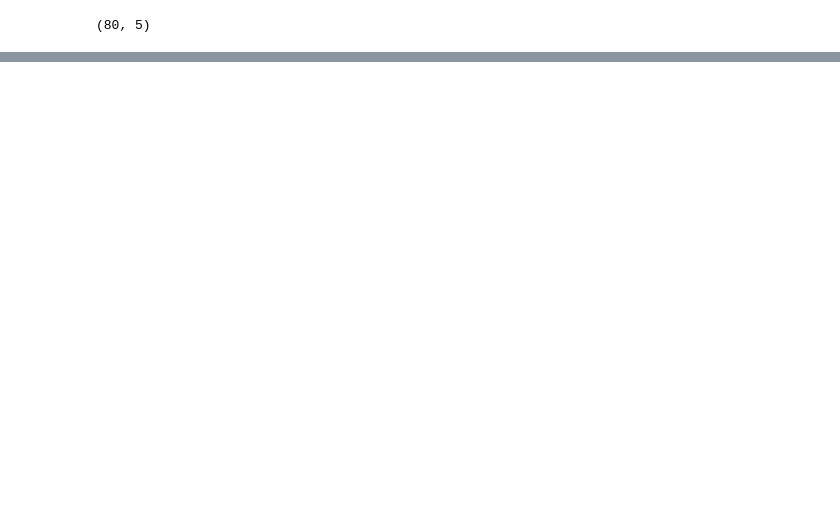
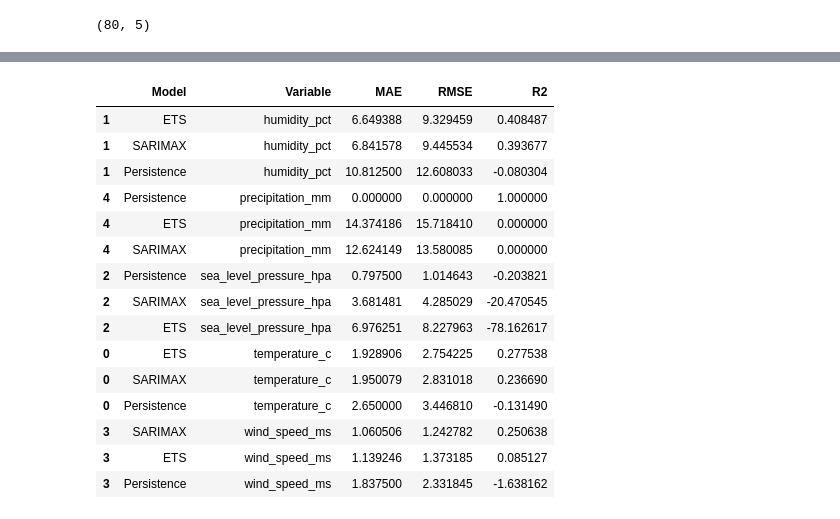
Before and after one commit to noura-z/hybrid-climate-forecasting, a Jupyter notebook: notebooks/03_varmax_baseline.ipynb, the cells around one changed output, grey strips where cells are left out. Saved outputs shown, nothing was run; the diff lists cells and outputs as text; code cells hidden in the pictures; blank space fills up the shorter version.

```diff
--- a/notebooks/03_varmax_baseline.ipynb
+++ b/notebooks/03_varmax_baseline.ipynb
@@ -191,4 +123,0 @@ print(var_metrics)
-# %%
-residuals = var_results.resid
-
-residuals.head()
@@ -234,0 +293,26 @@ for col in residuals.columns:
+# %%
+from statsmodels.tsa.statespace.sarimax import SARIMAX
+
+temp_train = train["temperature_c"]
+temp_test = test["temperature_c"]
+
+model = SARIMAX(
+    temp_train,
+    order=(2,1,2),
+    seasonal_order=(1,1,1,8),
+    enforce_stationarity=False,
+    enforce_invertibility=False
+)
+
+results = model.fit(disp=False)
+# %%
+forecast = results.forecast(steps=80)
+# %%
+from sklearn.metrics import mean_absolute_error, mean_squared_error, r2_score
+import numpy as np
+
+actual = temp_test.iloc[:80]
+
+print("MAE :", mean_absolute_error(actual, forecast))
+print("RMSE:", np.sqrt(mean_squared_error(actual, forecast)))
+print("R2  :", r2_score(actual, forecast))
@@ -234,0 +547,32 @@ for col in residuals.columns:
+# %%
+comparison = pd.concat([
+    persistence_df.assign(Model="Persistence"),
+    ets_df.assign(Model="ETS"),
+    metrics_df.assign(Model="SARIMAX")
+])
+
+comparison = comparison[
+    ["Model", "Variable", "MAE", "RMSE", "R2"]
+]
+
+comparison.sort_values(
+    ["Variable", "R2"],
+    ascending=[True, False]
+)
+# %% [output]
+|  | Model | Variable | MAE | RMSE | R2 |
+| 1 | ETS | humidity_pct | 6.649388 | 9.329459 | 0.408487 |
+| 1 | SARIMAX | humidity_pct | 6.841578 | 9.445534 | 0.393677 |
+| 1 | Persistence | humidity_pct | 10.812500 | 12.608033 | -0.080304 |
+| 4 | Persistence | precipitation_mm | 0.000000 | 0.000000 | 1.000000 |
+| 4 | ETS | precipitation_mm | 14.374186 | 15.718410 | 0.000000 |
+| 4 | SARIMAX | precipitation_mm | 12.624149 | 13.580085 | 0.000000 |
+| 2 | Persistence | sea_level_pressure_hpa | 0.797500 | 1.014643 | -0.203821 |
+| 2 | SARIMAX | sea_level_pressure_hpa | 3.681481 | 4.285029 | -20.470545 |
+| 2 | ETS | sea_level_pressure_hpa | 6.976251 | 8.227963 | -78.162617 |
+| 0 | ETS | temperature_c | 1.928906 | 2.754225 | 0.277538 |
+| 0 | SARIMAX | temperature_c | 1.950079 | 2.831018 | 0.236690 |
+| 0 | Persistence | temperature_c | 2.650000 | 3.446810 | -0.131490 |
+| 3 | SARIMAX | wind_speed_ms | 1.060506 | 1.242782 | 0.250638 |
+| 3 | ETS | wind_speed_ms | 1.139246 | 1.373185 | 0.085127 |
+| 3 | Persistence | wind_speed_ms | 1.837500 | 2.331845 | -1.638162 |
```
Also changed, not shown: parts of 41 cells of this notebook.
